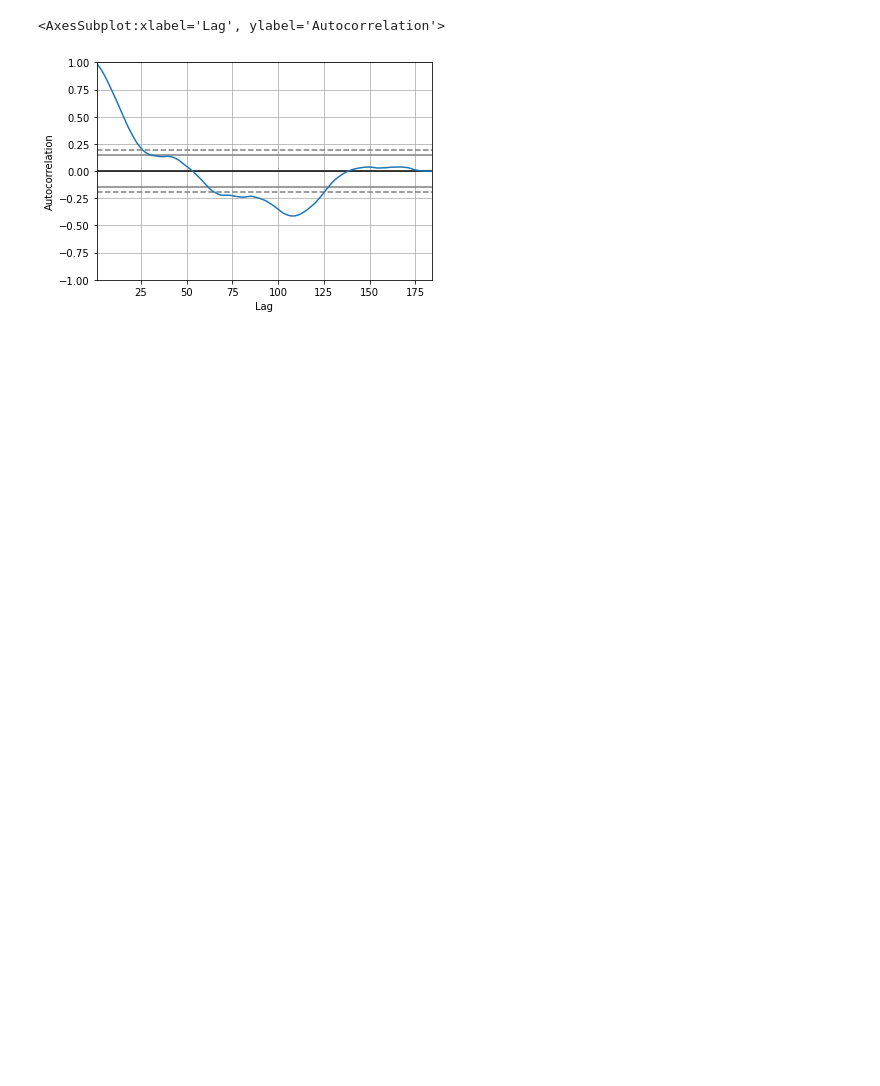
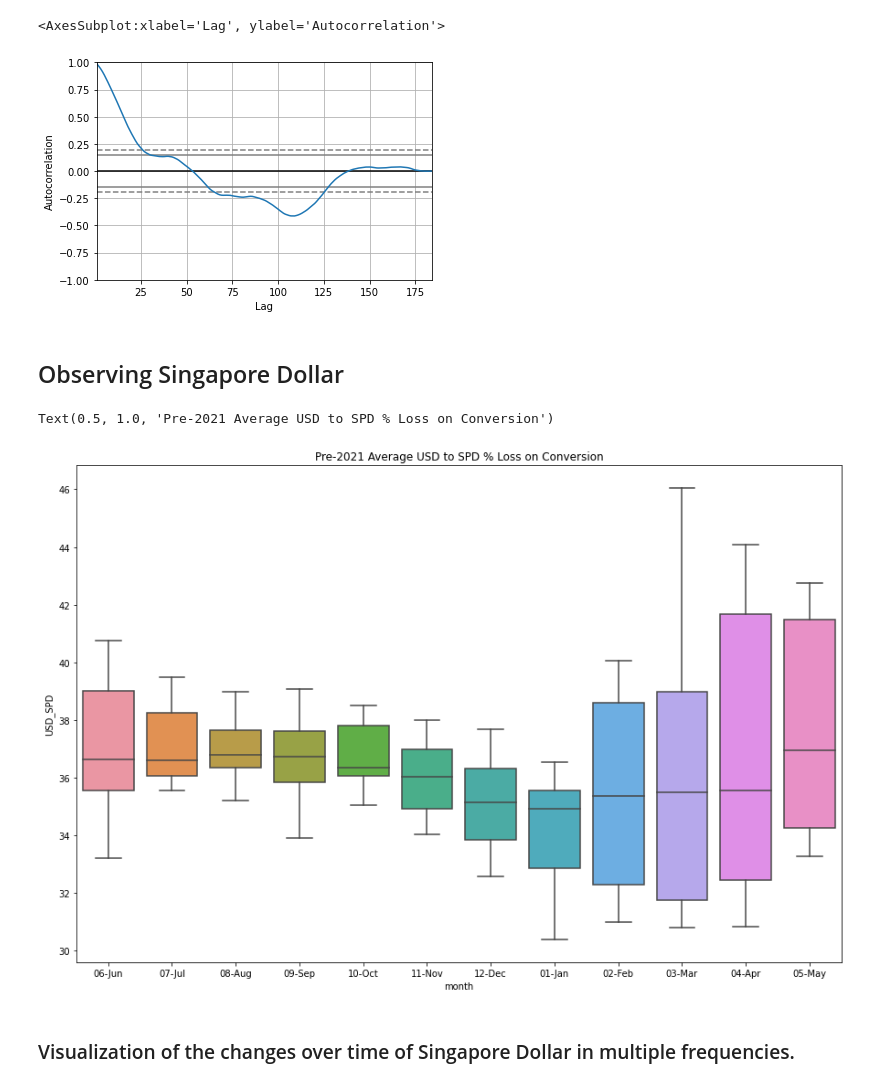
Before and after one commit to DeangeloBowen1/observing-east-asia-currencies, a Jupyter notebook: explore.ipynb, the cells around one changed output. Cells and saved outputs as stored; diff of their text form; code cells hidden in the pictures; blank space fills up the shorter version.

```diff
--- a/explore.ipynb
+++ b/explore.ipynb
@@ -380,3 +391,14 @@ pd.plotting.autocorrelation_plot(y.resample('W').mean())
 # %% [output]
 <AxesSubplot:xlabel='Lag', ylabel='Autocorrelation'>
 [figure]
+# %% [markdown]
+##  Observing Singapore Dollar
+# %%
+plt.figure(figsize=(15,10))
+sns.boxplot(data=train, x='month', y='USD_SPD')
+plt.title('Pre-2021 Average USD to SPD % Loss on Conversion')
+# %% [output]
+Text(0.5, 1.0, 'Pre-2021 Average USD to SPD % Loss on Conversion')
+[figure, added]
+# %% [markdown]
+### Visualization of the changes over time of Singapore Dollar in multiple frequencies.
```
Also changed, not shown: parts of 45 cells of this notebook, 3 other files.
